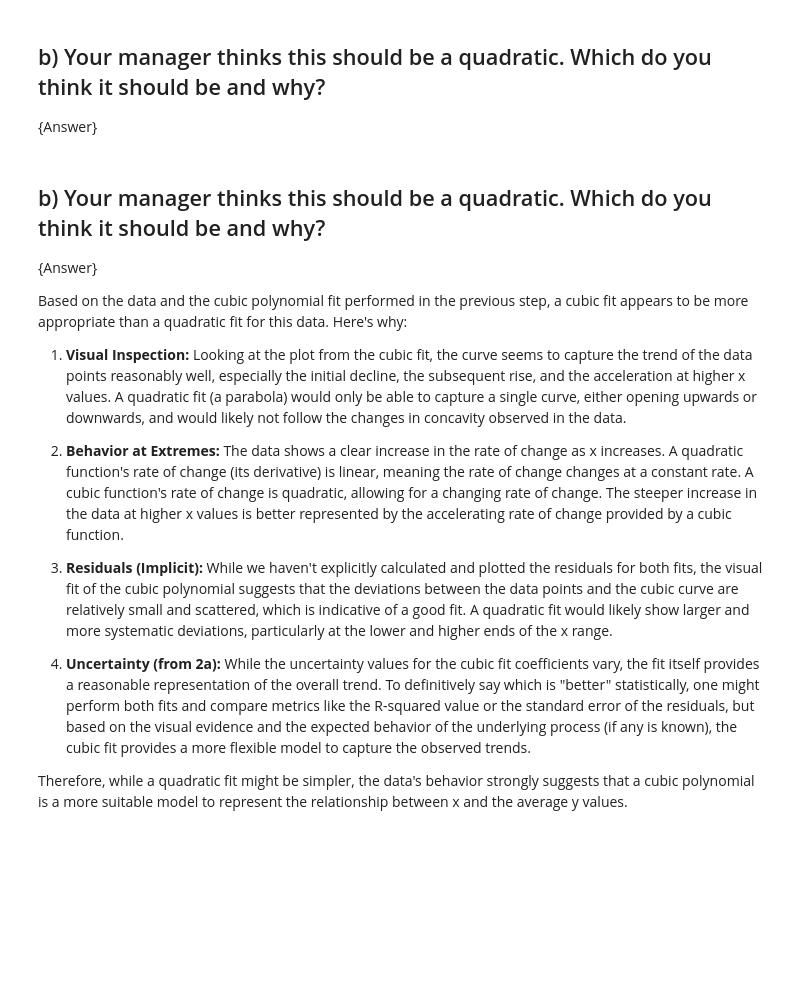
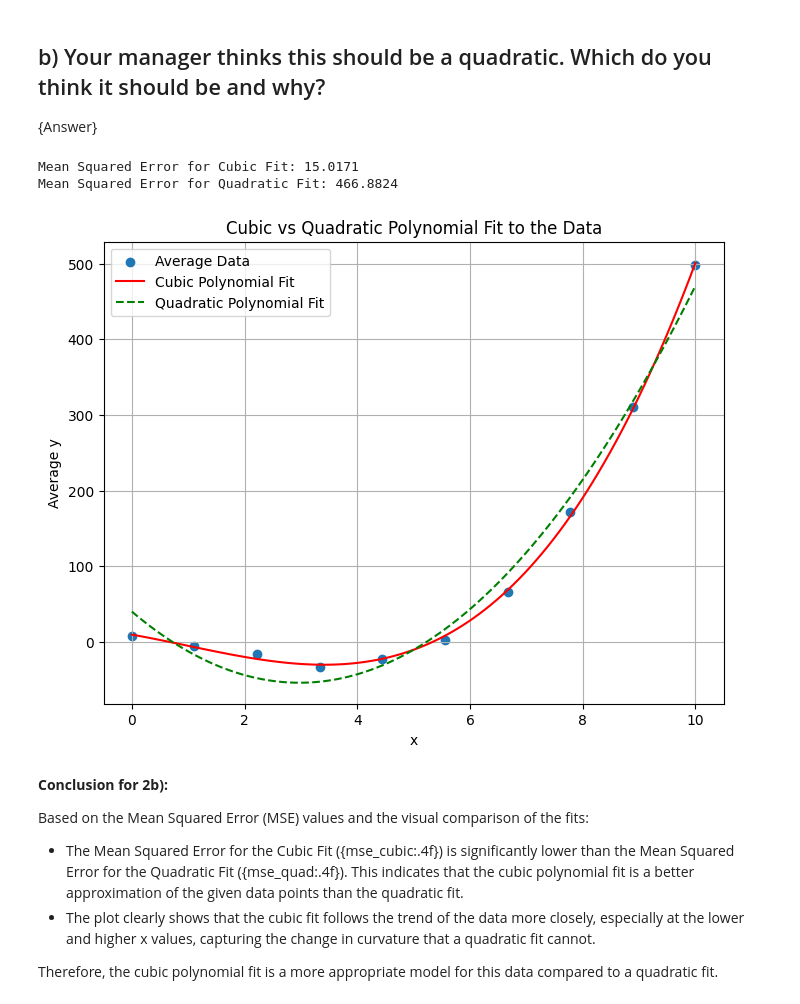
Before and after one commit to n-zaheer/3nm4, a Jupyter notebook: Copy_of_Assignment_2.ipynb, the cells around one changed output. Cells and saved outputs as stored; diff of their text form; code cells hidden in the pictures; blank space fills up the shorter version.

```diff
--- a/Copy_of_Assignment_2.ipynb
+++ b/Copy_of_Assignment_2.ipynb
@@ -205,19 +205,46 @@ Uncertainty of constant term:  ± 4.5400
 ## b) Your manager thinks this should be a quadratic. Which do you think it should be and why?
 
 {Answer}
-# %% [markdown]
-## b) Your manager thinks this should be a quadratic. Which do you think it should be and why?
-
-{Answer}
-
-Based on the data and the cubic polynomial fit performed in the previous step, a cubic fit appears to be more appropriate than a quadratic fit for this data. Here's why:
-
-1.  **Visual Inspection:** Looking at the plot from the cubic fit, the curve seems to capture the trend of the data points reasonably well, especially the initial decline, the subsequent rise, and the acceleration at higher x values. A quadratic fit (a parabola) would only be able to capture a single curve, either opening upwards or downwards, and would likely not follow the changes in concavity observed in the data.
-
-2.  **Behavior at Extremes:** The data shows a clear increase in the rate of change as x increases. A quadratic function's rate of change (its derivative) is linear, meaning the rate of change changes at a constant rate. A cubic function's rate of change is quadratic, allowing for a changing rate of change. The steeper increase in the data at higher x values is better represented by the accelerating rate of change provided by a cubic function.
-
-3.  **Residuals (Implicit):** While we haven't explicitly calculated and plotted the residuals for both fits, the visual fit of the cubic polynomial suggests that the deviations between the data points and the cubic curve are relatively small and scattered, which is indicative of a good fit. A quadratic fit would likely show larger and more systematic deviations, particularly at the lower and higher ends of the x range.
-
-4.  **Uncertainty (from 2a):** While the uncertainty values for the cubic fit coefficients vary, the fit itself provides a reasonable representation of the overall trend. To definitively say which is "better" statistically, one might perform both fits and compare metrics like the R-squared value or the standard error of the residuals, but based on the visual evidence and the expected behavior of the underlying process (if any is known), the cubic fit provides a more flexible model to capture the observed trends.
-
-Therefore, while a quadratic fit might be simpler, the data's behavior strongly suggests that a cubic polynomial is a more suitable model to represent the relationship between x and the average y values.
+# %%
+# Perform quadratic polynomial fit (degree=2)
+coeffs_quad = np.polyfit(x_data, y_data, 2)
+poly_fit_quad = np.poly1d(coeffs_quad)
+
+# Calculate Mean Squared Error for both fits
+y_cubic_pred = poly_fit(x_data)
+y_quad_pred = poly_fit_quad(x_data)
+
+mse_cubic = mean_squared_error(y_data, y_cubic_pred)
+mse_quad = mean_squared_error(y_data, y_quad_pred)
+
+print(f"Mean Squared Error for Cubic Fit: {mse_cubic:.4f}")
+print(f"Mean Squared Error for Quadratic Fit: {mse_quad:.4f}")
+
+# Plot both fits for visual comparison
+x_plot = np.linspace(x_data.min(), x_data.max(), 100)
+y_plot_cubic = poly_fit(x_plot)
+y_plot_quad = poly_fit_quad(x_plot)
+
+plt.figure(figsize=(8, 6))
+plt.scatter(x_data, y_data, label='Average Data')
+plt.plot(x_plot, y_plot_cubic, color='red', label='Cubic Polynomial Fit')
+plt.plot(x_plot, y_plot_quad, color='green', linestyle='--', label='Quadratic Polynomial Fit')
+plt.xlabel('x')
+plt.ylabel('Average y')
+plt.title('Cubic vs Quadratic Polynomial Fit to the Data')
+plt.legend()
+plt.grid(True)
+plt.show()
+# %% [output]
+Mean Squared Error for Cubic Fit: 15.0171
+Mean Squared Error for Quadratic Fit: 466.8824
+[figure, added]
+# %% [markdown]
+**Conclusion for 2b):**
+
+Based on the Mean Squared Error (MSE) values and the visual comparison of the fits:
+
+*   The Mean Squared Error for the Cubic Fit ({mse_cubic:.4f}) is significantly lower than the Mean Squared Error for the Quadratic Fit ({mse_quad:.4f}). This indicates that the cubic polynomial fit is a better approximation of the given data points than the quadratic fit.
+*   The plot clearly shows that the cubic fit follows the trend of the data more closely, especially at the lower and higher x values, capturing the change in curvature that a quadratic fit cannot.
+
+Therefore, the cubic polynomial fit is a more appropriate model for this data compared to a quadratic fit.
```
